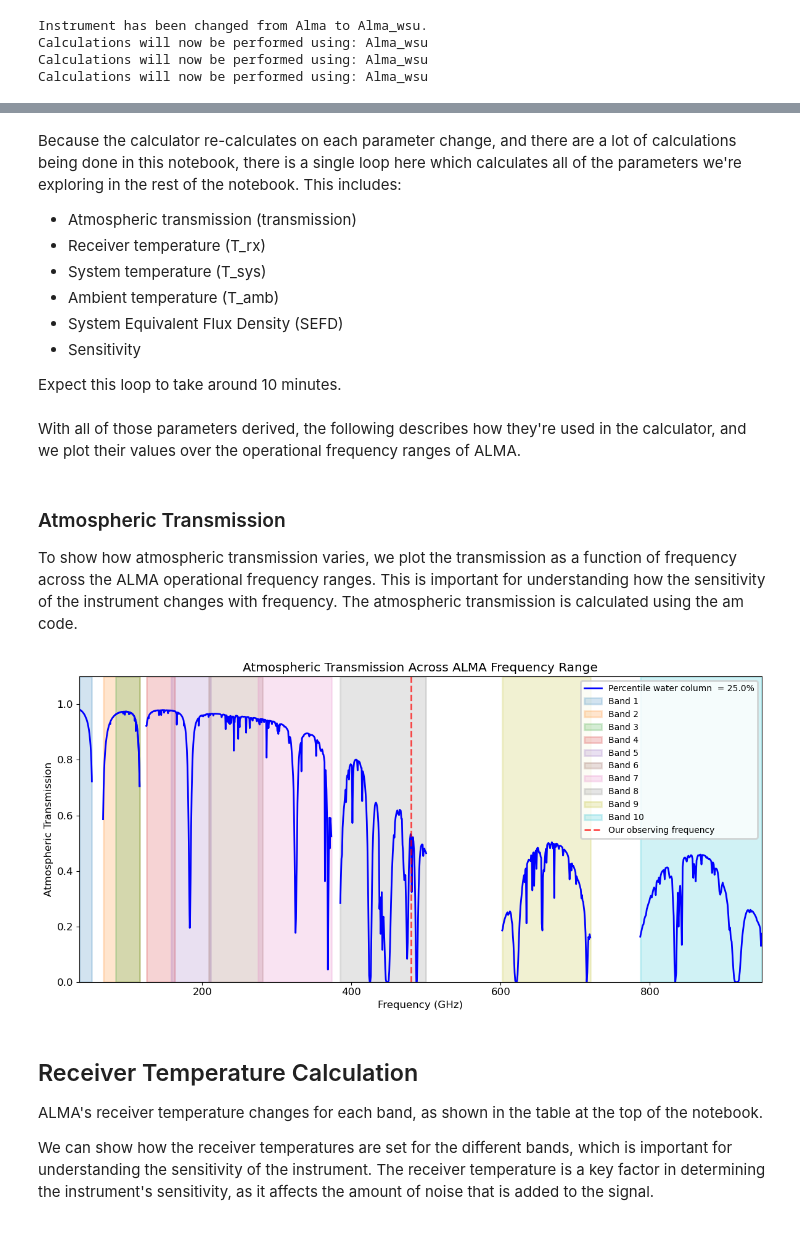
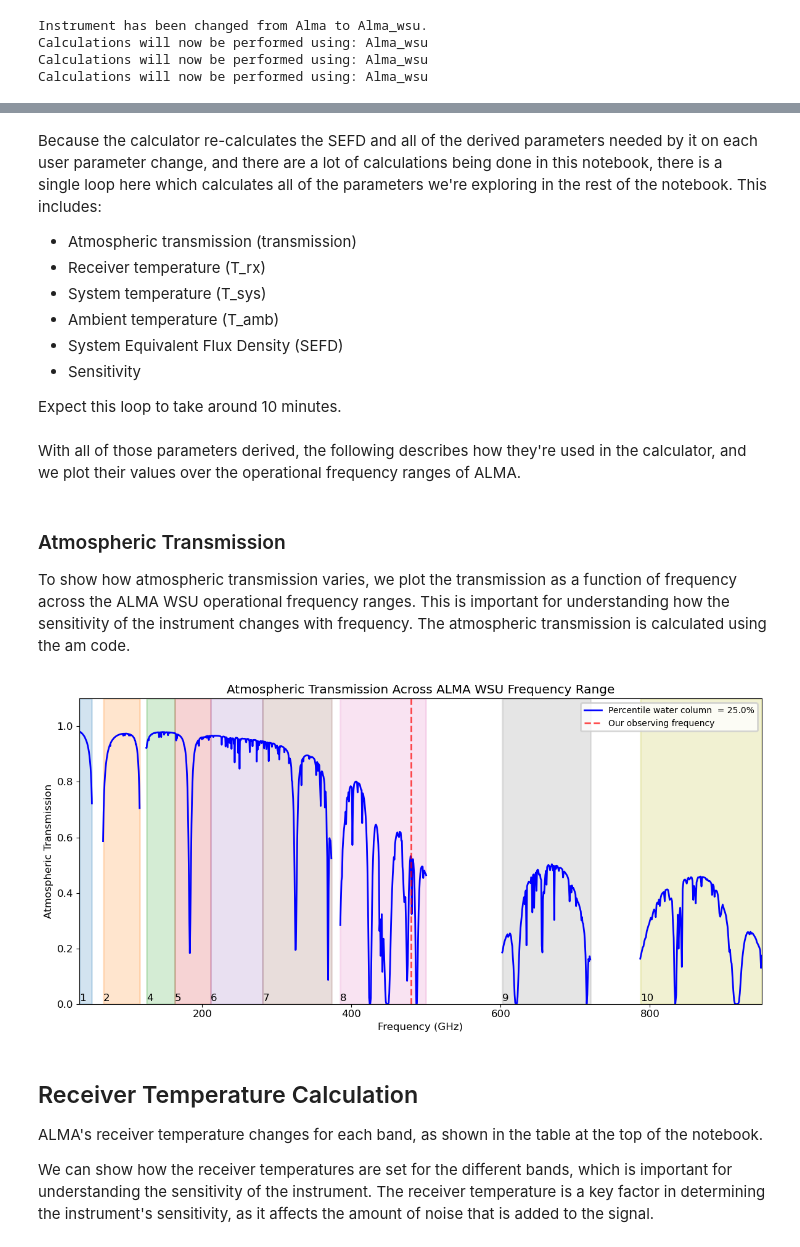
Before and after one commit to ukatc/AtLAST_sensitivity_calculator, a Jupyter notebook: Jupyter_Notebooks/Instrument_Walkthroughs/Alma_instrument_walkthrough.ipynb, the cells around one changed output, grey strips where cells are left out. Drawn from its saved outputs; the diff is of its cells as text; code cells hidden in the pictures.

Commit message:
Revise notebook based on comments.

```diff
--- a/Jupyter_Notebooks/Instrument_Walkthroughs/Alma_instrument_walkthrough.ipynb
+++ b/Jupyter_Notebooks/Instrument_Walkthroughs/Alma_instrument_walkthrough.ipynb
@@ -210,8 +229,27 @@ freq8 = np.linspace(385, 500, nf)  # band 8
 freq9 = np.linspace(602, 720, nf)  # band 9
 freq10 = np.linspace(787, 950, nf)  # band 10
 frequencies = np.concatenate([freq1, freq2, freq3, freq4, freq5, freq6, freq7, freq8, freq9, freq10])
+# %%
+# Create a frequency array spanning ALMA WSU's specific frequency ranges for plotting
+
+# Extract frequency ranges from the data file
+inst_data = FileHelper.read_instrument_yaml_file("Alma_wsu")
+franges = inst_data.allowed_ranges["observing_frequency"]["ranges"]
+freq_ranges = []
+for freq_range in franges:
+   text_range = re.findall(r"[\d.]+", freq_range)
+   text_range = [float(val) for val in text_range]
+   freq_ranges.append(text_range)
+
+nf = 150    # number of frequencies per band
+frequencies = np.concatenate([np.linspace(f1,f2,nf) for f1,f2 in freq_ranges])
+
+# ALMA WSU bands - note there's some overlap between in the table at the top
+# where this overlap is present, we've selected the band with the lowest T_rx,
+# which means that there is no band 3 receiver represented in the calculator as band 2 overlaps completely and has a lower T_rx
+bands = [1,2,4,5,6,7,8,9,10]
 # %% [markdown]
-Because the calculator re-calculates on each parameter change, and there are a lot of calculations being done in this notebook, there is a single loop here which calculates all of the parameters we're exploring in the rest of the notebook. This includes:
+Because the calculator re-calculates the SEFD and all of the derived parameters needed by it on each user parameter change, and there are a lot of calculations being done in this notebook, there is a single loop here which calculates all of the parameters we're exploring in the rest of the notebook. This includes:
 
 * Atmospheric transmission (transmission)
 * Receiver temperature (T_rx)
@@ -223,8 +261,8 @@ Because the calculator re-calculates on each parameter change, and there are a l
 Expect this loop to take around 10 minutes.
 # %%
 
-# expose the ALMA instrument module in order to pull our the temperatures used in the calculations
-ALMA_instrument = calculator._param_setup.chosen_instrument
+# expose the ALMA WSU instrument module in order to pull our the temperatures used in the calculations
+ALMA_wsu_instrument = calculator._param_setup.chosen_instrument
 
 # initialise empty lists to store the calculated parameters
 transmission = []
@@ -235,9 +273,9 @@ sefd_values = []
 sensitivity = []
 
 # Ensure ALMA WSU is always chosen for parameters where it is valid.
-calculator.instrument_order_preference = ["Alma_wsu", "Alma", "Sepia", "Tifuun", "Muscat", "Finer", "Chai", "Default"]
+calculator.instrument_order_preference = ["Alma_wsu", "Alma"]
 
-# looping over the frequency ranges covered by ALMA
+# looping over the frequency ranges covered by ALMA WSU
 for freq in frequencies:
     # Set the observing frequency for this loop iteration, which triggers a re-calculation
     calculator.user_input.obs_freq = freq * u.GHz
@@ -246,7 +284,7 @@ for freq in frequencies:
     transmission.append(calculator.derived_parameters.transmittance)
 
     # extract receiver temperature from the calculator, and add it to the list
-    t_rx, sr = ALMA_instrument.calculate_receiver_temp_and_sideband_ratio(calculator.user_input.obs_freq)
+    t_rx, sr = ALMA_wsu_instrument.calculate_receiver_temp_and_sideband_ratio(calculator.user_input.obs_freq)
     t_rx_values.append(t_rx)
 
     # extract sky and ambient temperatures from the calculator, and add them to the lists
@@ -263,36 +301,39 @@ With all of those parameters derived, the following describes how they're used i
 # %% [markdown]
 ### Atmospheric Transmission
 
-To show how atmospheric transmission varies, we plot the transmission as a function of frequency across the ALMA operational frequency ranges. This is important for understanding how the sensitivity of the instrument changes with frequency.  The atmospheric transmission is calculated using the am code.
+To show how atmospheric transmission varies, we plot the transmission as a function of frequency across the ALMA WSU operational frequency ranges. This is important for understanding how the sensitivity of the instrument changes with frequency.  The atmospheric transmission is calculated using the am code.
 # %%
 
 # Reset to our primary observing frequency
 calculator.user_input.obs_freq = 480.0*u.GHz
 
 # Plot
 fig, ax = plt.subplots()
 
 # plot atmospheric transmission over the ALMA operational frequency ranges
-for i, frange in enumerate([freq1, freq2, freq3, freq4, freq5, freq6, freq7, freq8, freq9, freq10]):
+nb = len(bands)
+for i in range(nb):
+    frange = frequencies[i*nf:(i+1)*nf]
     if i==0: ax.plot(frange, transmission[:nf], 'b-', linewidth=2, label=f'Percentile water column  = {calculator.user_input.weather}%')
     else: ax.plot(frange, transmission[i*nf:(i+1)*nf], 'b-', linewidth=2)
     #draw boxes to highlight the operational frequencies of the ALMA receiver
-    ax.axvspan(frange[0],frange[-1], color='C'+str(i), alpha=0.2, label=f'Band {i+1}')
+    ax.axvspan(frange[0],frange[-1], color='C'+str(i), alpha=0.2)
+    ax.text(frange[0]+0.01,0.01,f'{bands[i]}')
 # draw a vertical line at our observing frequency (dashed)
 ax.axvline(calculator.user_input.obs_freq.value, color='r', linestyle='--', alpha=0.7, label='Our observing frequency')
 
 
 
 # label the plot
 ax.set_xlabel('Frequency (GHz)')
 ax.set_ylabel('Atmospheric Transmission')
-ax.set_title('Atmospheric Transmission Across ALMA Frequency Range')
+ax.set_title('Atmospheric Transmission Across ALMA WSU Frequency Range')
 ax.legend()
 ax.set_ylim([0, 1.1])
 plt.tight_layout()
 plt.show()
 # %% [output]
-[figure, old version]
+[figure, new version]
 # %% [markdown]
 ## Receiver Temperature Calculation
 
```
Also changed, not shown: parts of 10 cells of this notebook.
